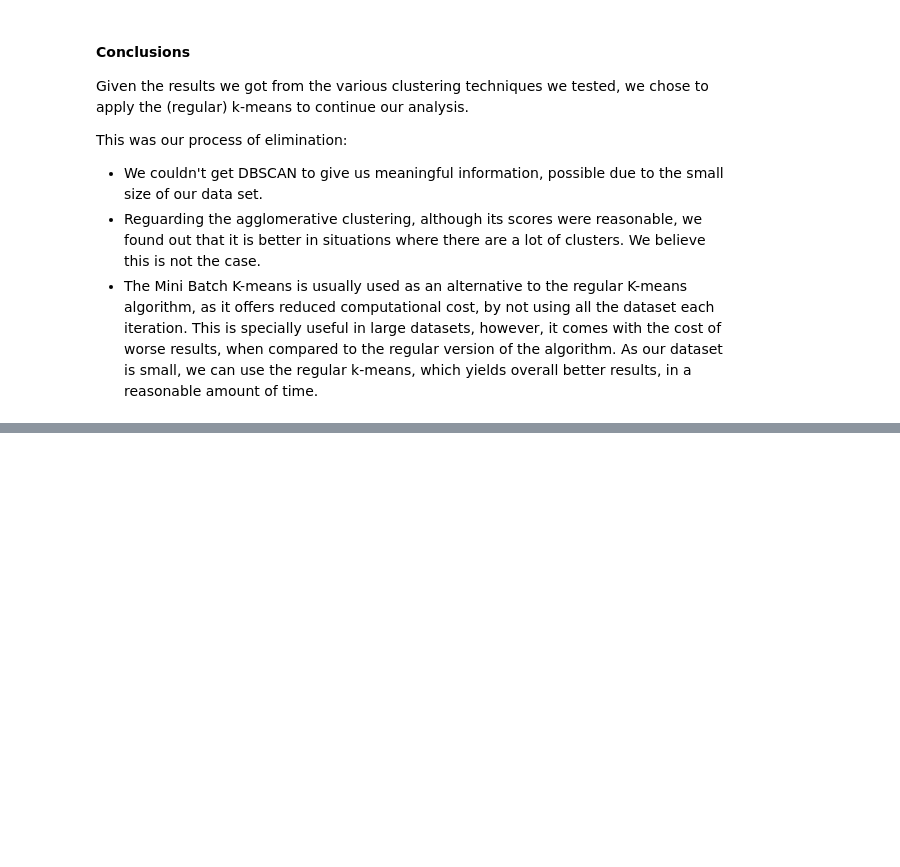
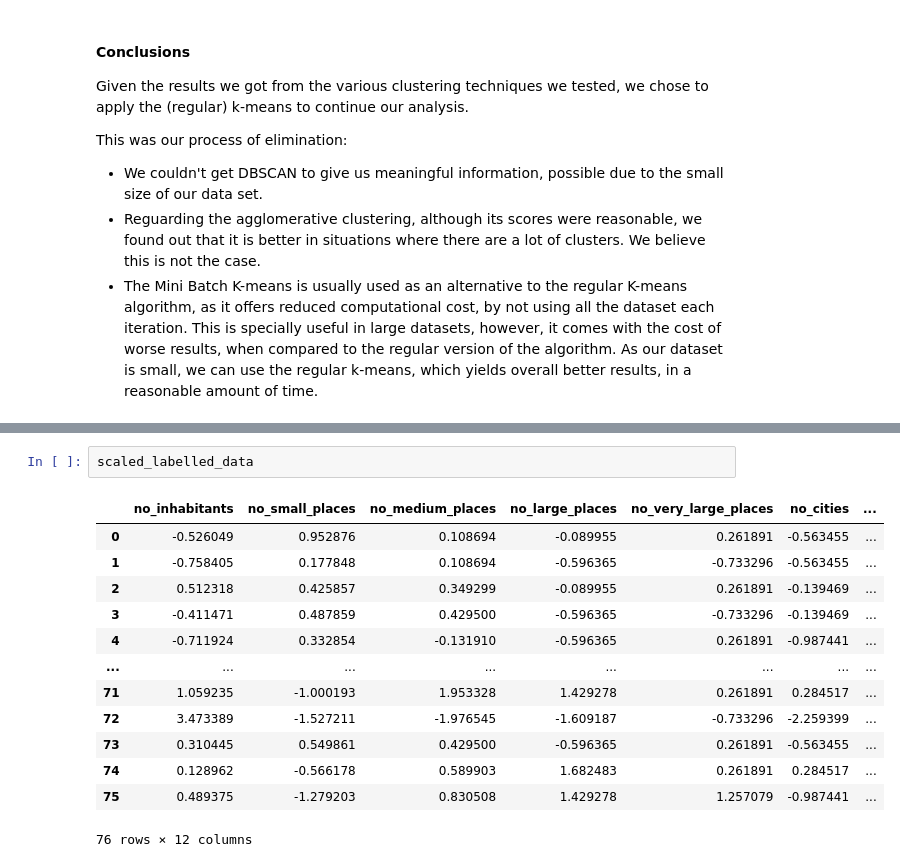
Before and after one commit to joaonmatos/feup-machine-learning, a Jupyter notebook: analysis/districts.ipynb, the cells around one changed output, grey strips where cells are left out. Saved outputs shown, nothing was run; the diff lists cells and outputs as text; blank space fills up the shorter version.

```diff
--- a/analysis/districts.ipynb
+++ b/analysis/districts.ipynb
@@ -333,0 +366,16 @@ This was our process of elimination:
+# %%
+scaled_labelled_data
+# %% [output]
+|  | no_inhabitants | no_small_places | no_medium_places | no_large_places | no_very_large_places | no_cities | ... |
+| 0 | -0.526049 | 0.952876 | 0.108694 | -0.089955 | 0.261891 | -0.563455 | ... |
+| 1 | -0.758405 | 0.177848 | 0.108694 | -0.596365 | -0.733296 | -0.563455 | ... |
+| 2 | 0.512318 | 0.425857 | 0.349299 | -0.089955 | 0.261891 | -0.139469 | ... |
+| 3 | -0.411471 | 0.487859 | 0.429500 | -0.596365 | -0.733296 | -0.139469 | ... |
+| 4 | -0.711924 | 0.332854 | -0.131910 | -0.596365 | 0.261891 | -0.987441 | ... |
+| ... | ... | ... | ... | ... | ... | ... | ... |
+| 71 | 1.059235 | -1.000193 | 1.953328 | 1.429278 | 0.261891 | 0.284517 | ... |
+| 72 | 3.473389 | -1.527211 | -1.976545 | -1.609187 | -0.733296 | -2.259399 | ... |
+| 73 | 0.310445 | 0.549861 | 0.429500 | -0.596365 | 0.261891 | -0.563455 | ... |
+| 74 | 0.128962 | -0.566178 | 0.589903 | 1.682483 | 0.261891 | 0.284517 | ... |
+| 75 | 0.489375 | -1.279203 | 0.830508 | 1.429278 | 1.257079 | -0.987441 | ... |
+76 rows × 12 columns
```
Also changed, not shown: parts of 8 cells of this notebook, 1 other file.
